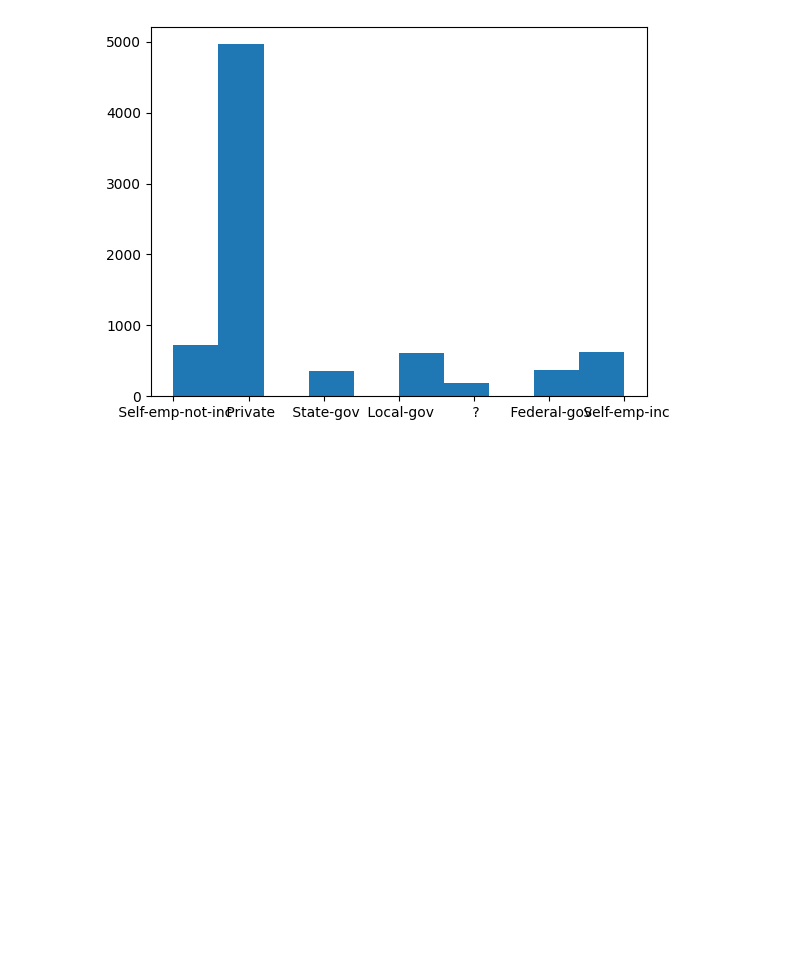
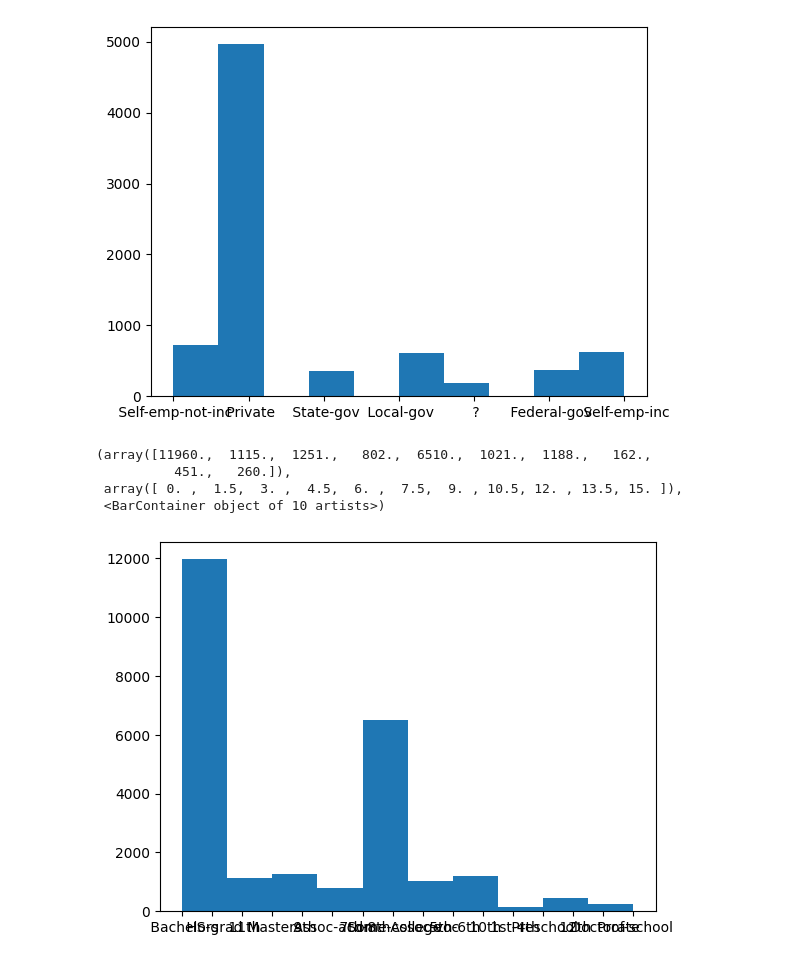
Before and after one commit to pxs4528/DATA-3401, a Jupyter notebook: Lab/Lab10/Lab10.ipynb, the cells around one changed output. Drawn from its saved outputs; the diff is of its cells as text; code cells hidden in the pictures; blank space fills up the shorter version.

```diff
--- a/Lab/Lab10/Lab10.ipynb
+++ b/Lab/Lab10/Lab10.ipynb
@@ -156,8 +197,12 @@ adult.head()
 # %%
 working_class = np.array(adult.iloc[:, 1])
 income = np.array(adult.iloc[:, 13])
+race = np.array(adult.iloc[:, 7])
+education = np.array(adult.iloc[:, 2])
 print(working_class)
 print(income)
+print(race)
+print(education)
 # %% [output]
 [' State-gov' ' Self-emp-not-inc' ' Private' ... ' Private' ' Private'
  ' Self-emp-inc']
@@ -178,3 +225,11 @@ plt.hist(working_class[income == " >50K"])
  array([0. , 0.6, 1.2, 1.8, 2.4, 3. , 3.6, 4.2, 4.8, 5.4, 6. ]),
  <BarContainer object of 10 artists>)
 [figure]
+# %%
+plt.hist(education[income == " <=50K"])
+# %% [output]
+(array([11960.,  1115.,  1251.,   802.,  6510.,  1021.,  1188.,   162.,
+          451.,   260.]),
+ array([ 0. ,  1.5,  3. ,  4.5,  6. ,  7.5,  9. , 10.5, 12. , 13.5, 15. ]),
+ <BarContainer object of 10 artists>)
+[figure, added]
```
Also changed, not shown: parts of 7 cells of this notebook.
